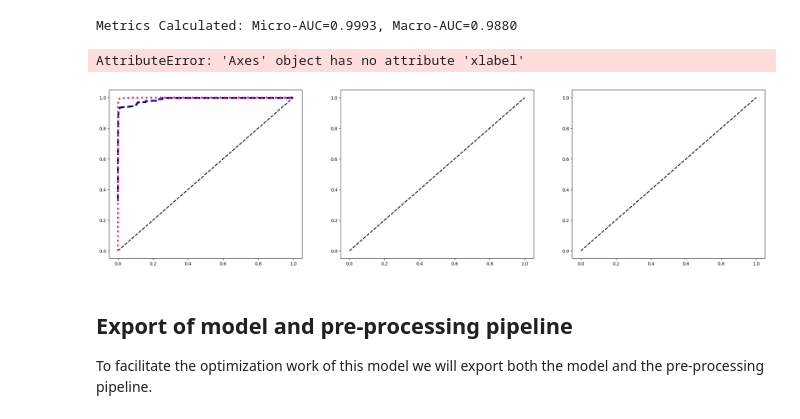
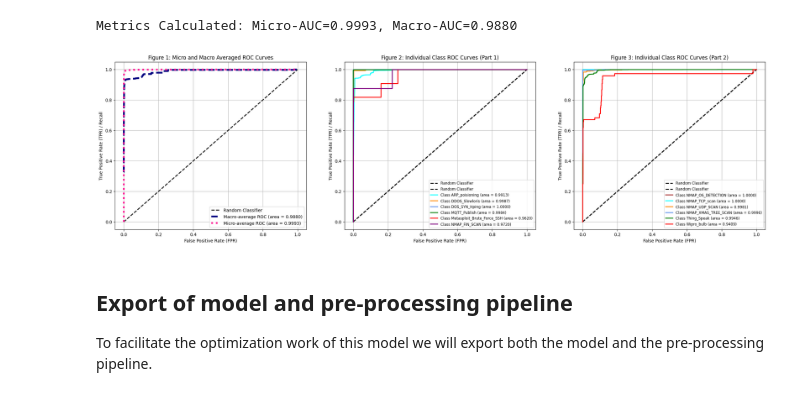
Before and after one commit to TheHardy04/IDS-ML, a Jupyter notebook: notebooks/LogisticRegression_with_PCA.ipynb, the cells around one changed output. Cells and saved outputs as stored; diff of their text form; code cells hidden in the pictures.

Commit message:
Add some analysis and some graphics for Logistic Regression + PCA

```diff
--- a/notebooks/LogisticRegression_with_PCA.ipynb
+++ b/notebooks/LogisticRegression_with_PCA.ipynb
@@ -203,9 +219,8 @@ axs[0].plot(
     linewidth=4,
 )
 
-axs[0].xlabel('False Positive Rate (FPR)')
-axs[0].ylabel('True Positive Rate (TPR) / Recall')
-axs[0].title('Figure 1: Micro and Macro Averaged ROC Curves')
+axs[0].set(xlabel = 'False Positive Rate (FPR)', ylabel ='True Positive Rate (TPR) / Recall')
+axs[0].set_title('Figure 1: Micro and Macro Averaged ROC Curves')
 axs[0].legend(loc="lower right")
 axs[0].grid(True)
 
@@ -218,45 +233,39 @@ class_indices_2 = range(mid_point, n_classes)
 # Define a color cycle for the individual plots
 colors = cycle(['aqua', 'darkorange', 'cornflowerblue', 'green', 'red', 'purple', 'brown'])
 
 
 def plot_individual_curves(indices, fig_num, title_suffix, ax: plt.Axes):
     """Helper function to plot individual ROC curves."""
-    ax.figure(figsize=(10, 8)) # Adjust figure size as desired
 
     # Plot the diagonal line
     ax.plot([0, 1], [0, 1], 'k--', lw=2, label='Random Classifier')
 
     for i in indices:
         color = next(colors)
-        plt.plot(
+        ax.plot(
             fpr[i],
             tpr[i],
             color=color,
             lw=2,
             label=f'Class {model.classes_[i]} (area = {roc_auc[i]:.4f})',
         )
-
-    ax.xlim([0.0, 1.0])
-    ax.ylim([0.0, 1.05])
-    ax.xlabel('False Positive Rate (FPR)')
-    ax.ylabel('True Positive Rate (TPR) / Recall')
-    ax.title(f'Figure {fig_num}: Individual Class ROC Curves ({title_suffix})')
+    ax.set(xlabel = 'False Positive Rate (FPR)', ylabel='True Positive Rate (TPR) / Recall')
+    ax.set_title(f'Figure {fig_num}: Individual Class ROC Curves ({title_suffix})')
     ax.legend(loc="lower right", fontsize='small')
     ax.grid(True)
 
 
 # Plot Figure 2 (First Half)
 if len(class_indices_1) > 0:
-    plot_individual_curves(class_indices_1, 2, 'Part 1', ax[1])
+    plot_individual_curves(class_indices_1, 2, 'Part 1', axs[1])
 
 # Plot Figure 3 (Second Half)
 if len(class_indices_2) > 0:
-    plot_individual_curves(class_indices_2, 3, 'Part 2', ax[2])
+    plot_individual_curves(class_indices_2, 3, 'Part 2', axs[2])
 
 plt.show()
 # %% [output]
-AttributeError: 'Axes' object has no attribute 'xlabel'
-[figure, old version]
+[figure, new version]
 # %% [markdown]
 ## Export of model and pre-processing pipeline
 
```
Also changed, not shown: parts of 4 cells of this notebook.
